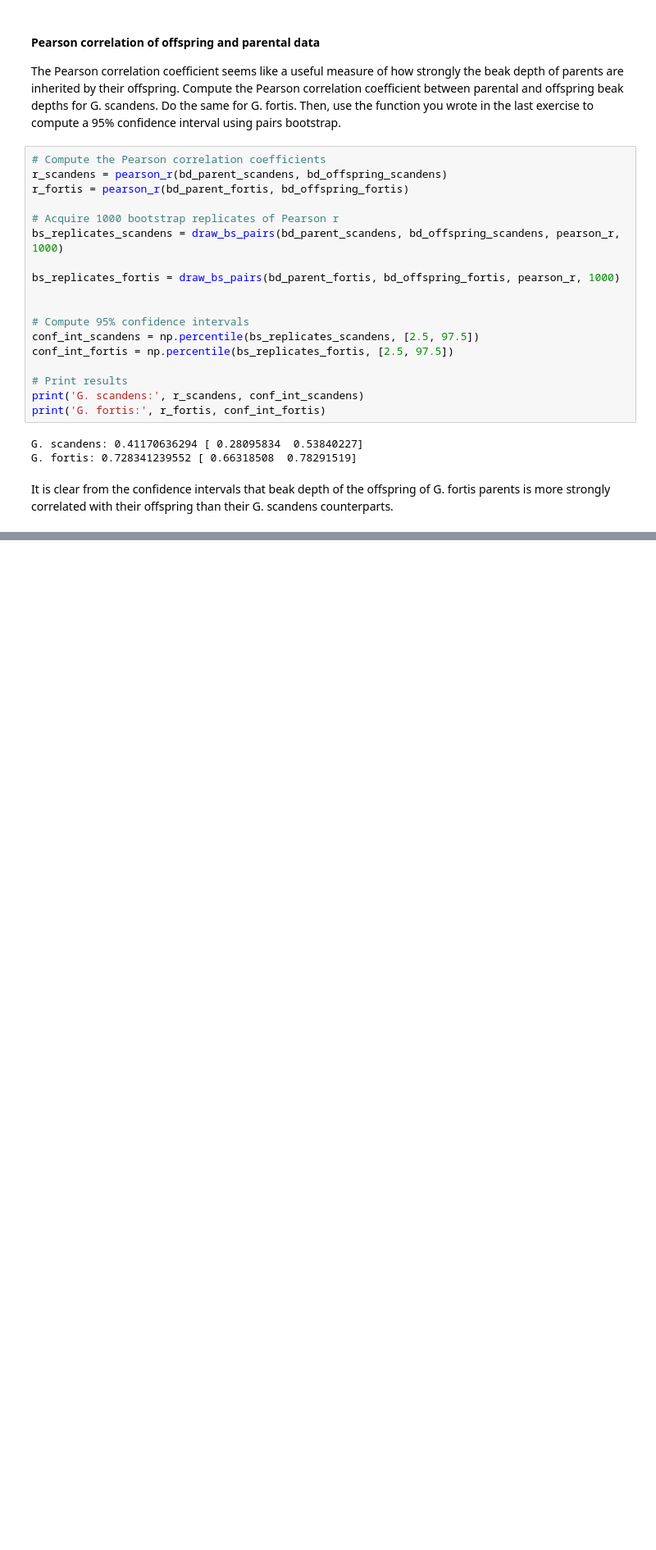
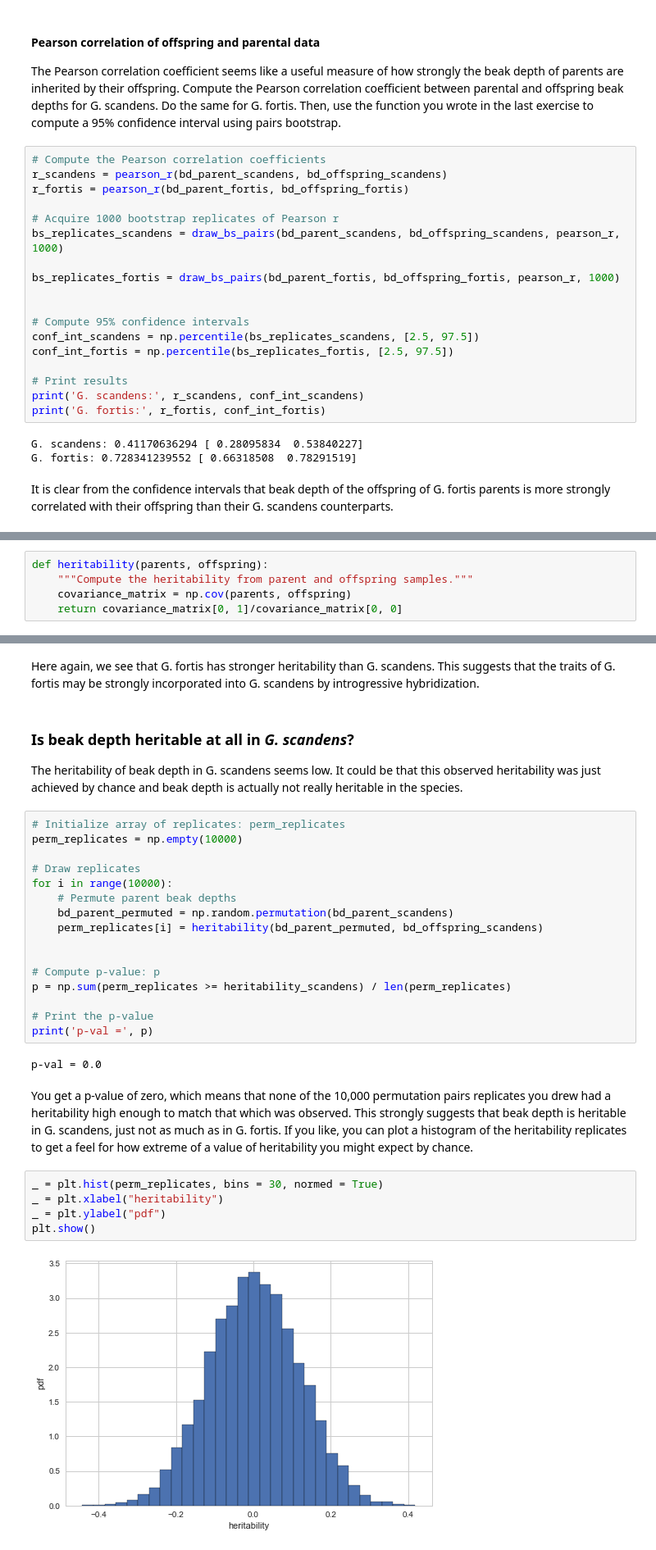
Before and after one commit to iamjz/Python-Data, a Jupyter notebook: StatisticalThinking2.ipynb, the cells around one changed output, grey strips where cells are left out. Shown at 82% size. Cells and saved outputs as stored; diff of their text form; blank space fills up the shorter version.

```diff
--- a/StatisticalThinking2.ipynb
+++ b/StatisticalThinking2.ipynb
@@ -1805,0 +1811,5 @@ It is clear from the confidence intervals that beak depth of the offspring of G.
+# %%
+def heritability(parents, offspring):
+    """Compute the heritability from parent and offspring samples."""
+    covariance_matrix = np.cov(parents, offspring)
+    return covariance_matrix[0, 1]/covariance_matrix[0, 0]
@@ -1805,0 +1839,32 @@ It is clear from the confidence intervals that beak depth of the offspring of G.
+# %% [markdown]
+Here again, we see that G. fortis has stronger heritability than G. scandens. This suggests that the traits of G. fortis may be strongly incorporated into G. scandens by introgressive hybridization.
+# %% [markdown]
+### Is beak depth heritable at all in *G. scandens*?
+The heritability of beak depth in G. scandens seems low. It could be that this observed heritability was just achieved by chance and beak depth is actually not really heritable in the species.
+# %%
+# Initialize array of replicates: perm_replicates
+perm_replicates = np.empty(10000)
+
+# Draw replicates
+for i in range(10000):
+    # Permute parent beak depths
+    bd_parent_permuted = np.random.permutation(bd_parent_scandens)
+    perm_replicates[i] = heritability(bd_parent_permuted, bd_offspring_scandens)
+
+
+# Compute p-value: p
+p = np.sum(perm_replicates >= heritability_scandens) / len(perm_replicates)
+
+# Print the p-value
+print('p-val =', p)
+# %% [output]
+p-val = 0.0
+# %% [markdown]
+You get a p-value of zero, which means that none of the 10,000 permutation pairs replicates you drew had a heritability high enough to match that which was observed. This strongly suggests that beak depth is heritable in G. scandens, just not as much as in G. fortis. If you like, you can plot a histogram of the heritability replicates to get a feel for how extreme of a value of heritability you might expect by chance.
+# %%
+_ = plt.hist(perm_replicates, bins = 30, normed = True)
+_ = plt.xlabel("heritability")
+_ = plt.ylabel("pdf")
+plt.show()
+# %% [output]
+[figure, added]
```
Also changed, not shown: parts of 2 cells of this notebook.
